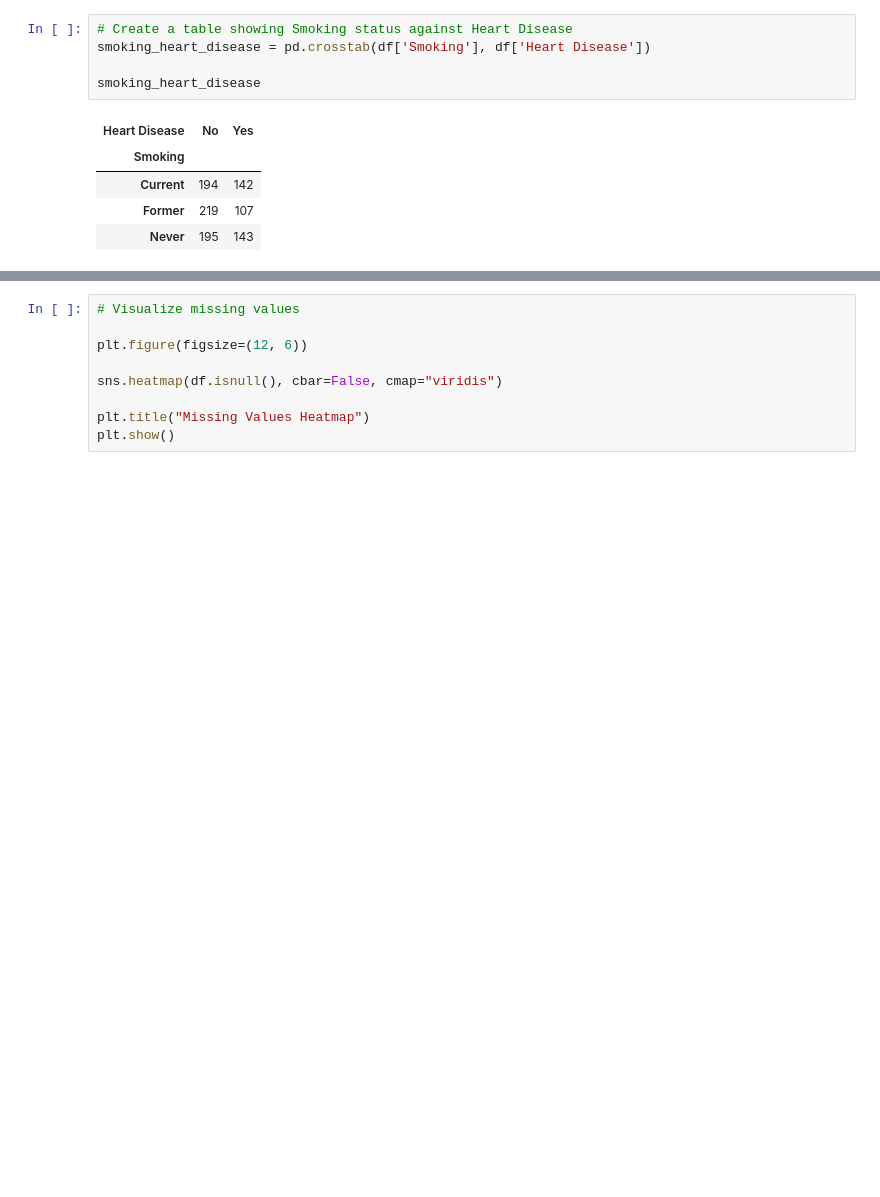
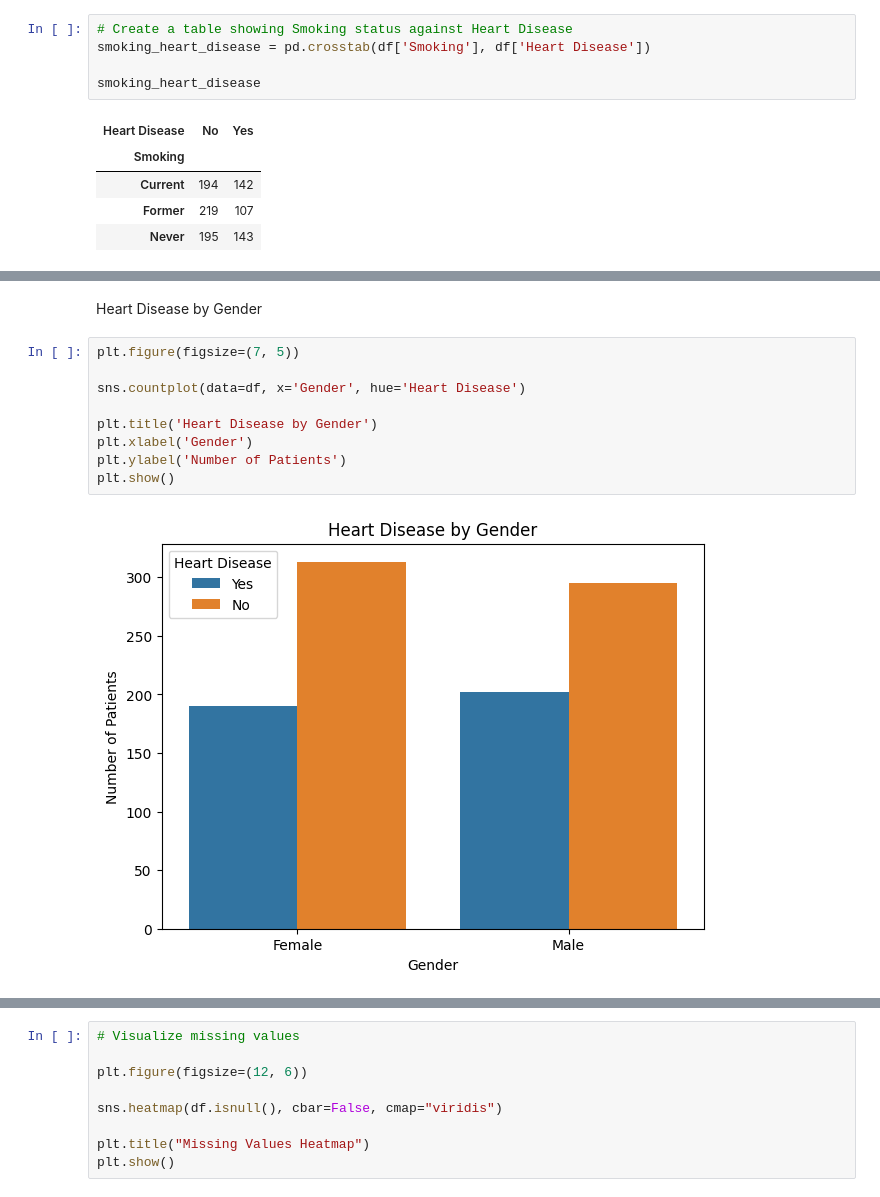
Before and after one commit to Ashishjoshi794/heart-disease-prediction, a Jupyter notebook: heart_disease_prediction.ipynb, the cells around one changed output, grey strips where cells are left out. Cells and saved outputs as stored; diff of their text form; blank space fills up the shorter version.

```diff
--- a/heart_disease_prediction.ipynb
+++ b/heart_disease_prediction.ipynb
@@ -425,0 +481,13 @@ smoking_heart_disease
+# %% [markdown]
+Heart Disease by Gender
+# %%
+plt.figure(figsize=(7, 5))
+
+sns.countplot(data=df, x='Gender', hue='Heart Disease')
+
+plt.title('Heart Disease by Gender')
+plt.xlabel('Gender')
+plt.ylabel('Number of Patients')
+plt.show()
+# %% [output]
+[figure, added]
```
Also changed, not shown: parts of 22 cells of this notebook.
